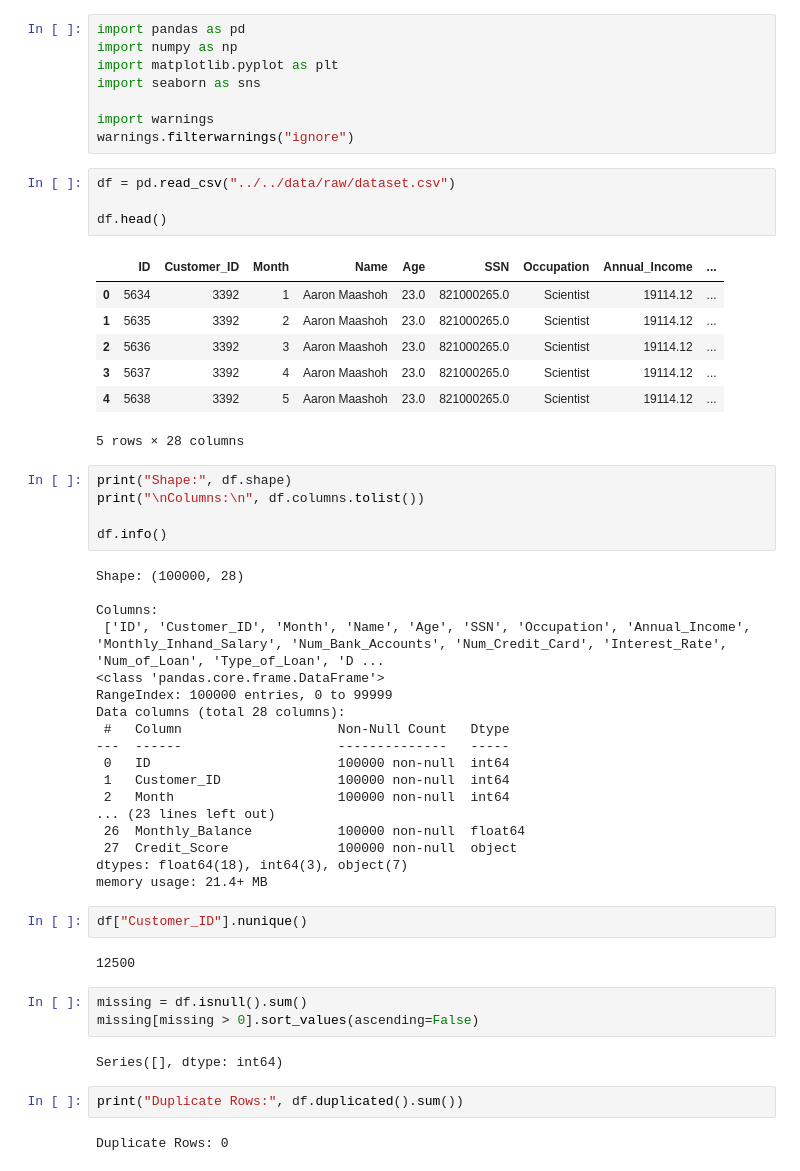
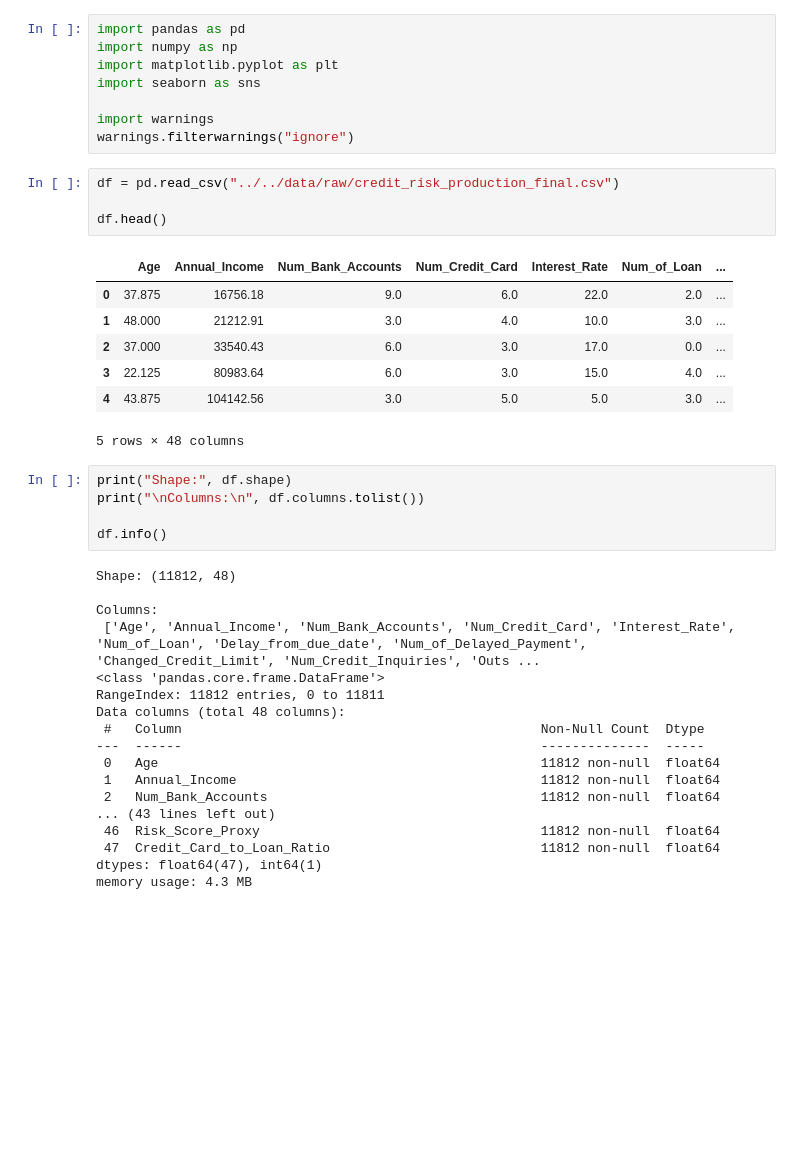
Before and after one commit to JagdishChavanWork/FP, a Jupyter notebook: notebooks/credit_risk/risk_pipeline.ipynb, the cells around one changed output. Cells and saved outputs as stored; diff of their text form; blank space fills up the shorter version.

```diff
--- a/notebooks/credit_risk/risk_pipeline.ipynb
+++ b/notebooks/credit_risk/risk_pipeline.ipynb
@@ -7,50 +7,37 @@ import seaborn as sns
 import warnings
 warnings.filterwarnings("ignore")
 # %%
-df = pd.read_csv("../../data/raw/dataset.csv")
+df = pd.read_csv("../../data/raw/credit_risk_production_final.csv")
 
 df.head()
 # %% [output]
-|  | ID | Customer_ID | Month | Name | Age | SSN | Occupation | Annual_Income | ... |
-| 0 | 5634 | 3392 | 1 | Aaron Maashoh | 23.0 | 821000265.0 | Scientist | 19114.12 | ... |
-| 1 | 5635 | 3392 | 2 | Aaron Maashoh | 23.0 | 821000265.0 | Scientist | 19114.12 | ... |
-| 2 | 5636 | 3392 | 3 | Aaron Maashoh | 23.0 | 821000265.0 | Scientist | 19114.12 | ... |
-| 3 | 5637 | 3392 | 4 | Aaron Maashoh | 23.0 | 821000265.0 | Scientist | 19114.12 | ... |
-| 4 | 5638 | 3392 | 5 | Aaron Maashoh | 23.0 | 821000265.0 | Scientist | 19114.12 | ... |
+|  | Age | Annual_Income | Num_Bank_Accounts | Num_Credit_Card | Interest_Rate | Num_of_Loan | ... |
+| 0 | 37.875 | 16756.18 | 9.0 | 6.0 | 22.0 | 2.0 | ... |
+| 1 | 48.000 | 21212.91 | 3.0 | 4.0 | 10.0 | 3.0 | ... |
+| 2 | 37.000 | 33540.43 | 6.0 | 3.0 | 17.0 | 0.0 | ... |
+| 3 | 22.125 | 80983.64 | 6.0 | 3.0 | 15.0 | 4.0 | ... |
+| 4 | 43.875 | 104142.56 | 3.0 | 5.0 | 5.0 | 3.0 | ... |
-5 rows × 28 columns
+5 rows × 48 columns
 # %%
 print("Shape:", df.shape)
 print("\nColumns:\n", df.columns.tolist())
 
 df.info()
 # %% [output]
-Shape: (100000, 28)
+Shape: (11812, 48)
 
 Columns:
- ['ID', 'Customer_ID', 'Month', 'Name', 'Age', 'SSN', 'Occupation', 'Annual_Income', 'Monthly_Inhand_Salary', 'Num_Bank_Accounts', 'Num_Credit_Card', 'Interest_Rate', 'Num_of_Loan', 'Type_of_Loan', 'D ...
+ ['Age', 'Annual_Income', 'Num_Bank_Accounts', 'Num_Credit_Card', 'Interest_Rate', 'Num_of_Loan', 'Delay_from_due_date', 'Num_of_Delayed_Payment', 'Changed_Credit_Limit', 'Num_Credit_Inquiries', 'Outs ...
 <class 'pandas.core.frame.DataFrame'>
-RangeIndex: 100000 entries, 0 to 99999
-Data columns (total 28 columns):
- #   Column                    Non-Null Count   Dtype
----  ------                    --------------   -----
- 0   ID                        100000 non-null  int64
- 1   Customer_ID               100000 non-null  int64
- 2   Month                     100000 non-null  int64
-... (23 lines left out)
- 26  Monthly_Balance           100000 non-null  float64
- 27  Credit_Score              100000 non-null  object
-dtypes: float64(18), int64(3), object(7)
-memory usage: 21.4+ MB
+RangeIndex: 11812 entries, 0 to 11811
+Data columns (total 48 columns):
+ #   Column                                              Non-Null Count  Dtype
+---  ------                                              --------------  -----
+ 0   Age                                                 11812 non-null  float64
+ 1   Annual_Income                                       11812 non-null  float64
+ 2   Num_Bank_Accounts                                   11812 non-null  float64
+... (43 lines left out)
+ 46  Risk_Score_Proxy                                    11812 non-null  float64
+ 47  Credit_Card_to_Loan_Ratio                           11812 non-null  float64
+dtypes: float64(47), int64(1)
+memory usage: 4.3 MB
-# %%
-df["Customer_ID"].nunique()
-# %% [output]
-12500
-# %%
-missing = df.isnull().sum()
-missing[missing > 0].sort_values(ascending=False)
-# %% [output]
-Series([], dtype: int64)
-# %%
-print("Duplicate Rows:", df.duplicated().sum())
-# %% [output]
-Duplicate Rows: 0
```
Also changed, not shown: parts of 27 cells of this notebook, 24 other files.
